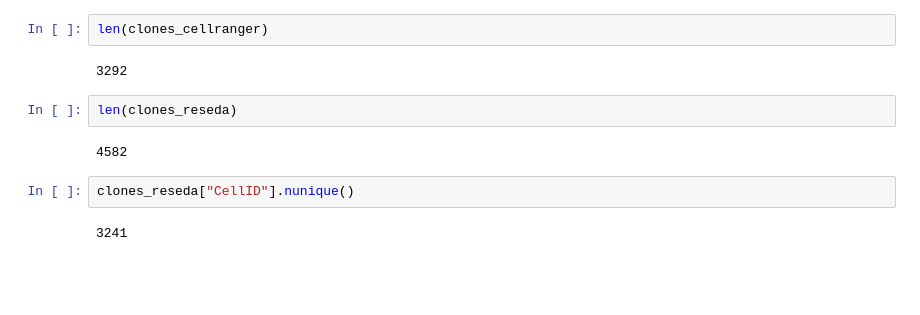
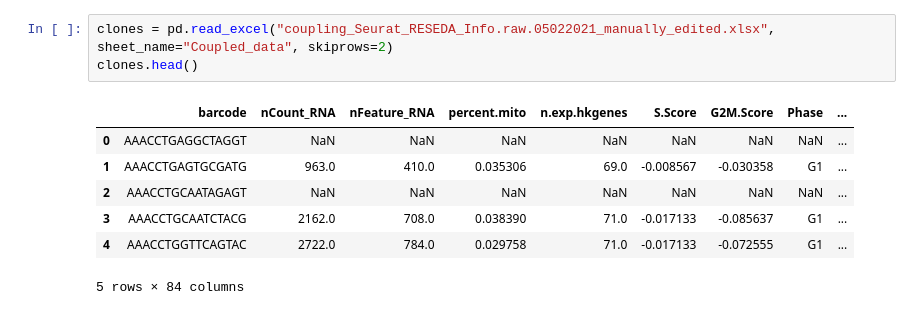
Before and after one commit to EDS-Bioinformatics-Laboratory/reseda, a Jupyter notebook: NOTEBOOKS/CompareCellRangerResedaClones.ipynb, the cells around one changed output. Cells and saved outputs as stored; diff of their text form; blank space fills up the shorter version.

Commit message:
Notebook to compare CellRanger with Reseda output (from coupling-seurat file)

```diff
--- a/NOTEBOOKS/CompareCellRangerResedaClones.ipynb
+++ b/NOTEBOOKS/CompareCellRangerResedaClones.ipynb
@@ -93,12 +5,11 @@ More than two chains were annotated IGH:CARLARPVSSWEYVDYW;IGK:CQQYYSTPSLTF;IGK:C
-# %%
-len(clones_cellranger)
-# %% [output]
-3292
-# %%
-len(clones_reseda)
-# %% [output]
-4582
-# %%
-clones_reseda["CellID"].nunique()
-# %% [output]
-3241
+# %%
+clones = pd.read_excel("coupling_Seurat_RESEDA_Info.raw.05022021_manually_edited.xlsx", sheet_name="Coupled_data", skiprows=2)
+clones.head()
+# %% [output]
+|  | barcode | nCount_RNA | nFeature_RNA | percent.mito | n.exp.hkgenes | S.Score | G2M.Score | Phase | ... |
+| 0 | AAACCTGAGGCTAGGT | NaN | NaN | NaN | NaN | NaN | NaN | NaN | ... |
+| 1 | AAACCTGAGTGCGATG | 963.0 | 410.0 | 0.035306 | 69.0 | -0.008567 | -0.030358 | G1 | ... |
+| 2 | AAACCTGCAATAGAGT | NaN | NaN | NaN | NaN | NaN | NaN | NaN | ... |
+| 3 | AAACCTGCAATCTACG | 2162.0 | 708.0 | 0.038390 | 71.0 | -0.017133 | -0.085637 | G1 | ... |
+| 4 | AAACCTGGTTCAGTAC | 2722.0 | 784.0 | 0.029758 | 71.0 | -0.017133 | -0.072555 | G1 | ... |
+5 rows × 84 columns
```
Also changed, not shown: parts of 14 cells of this notebook.
